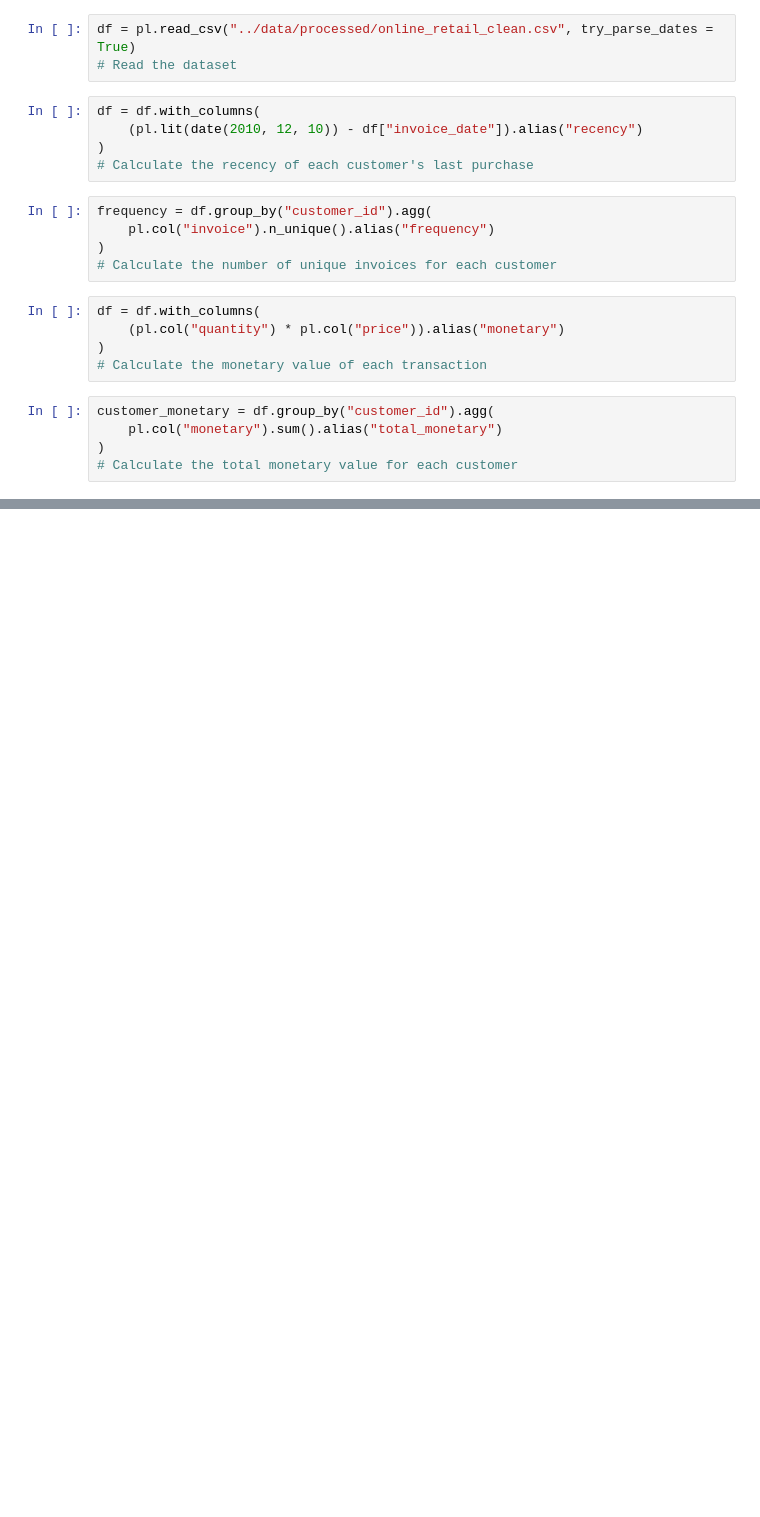
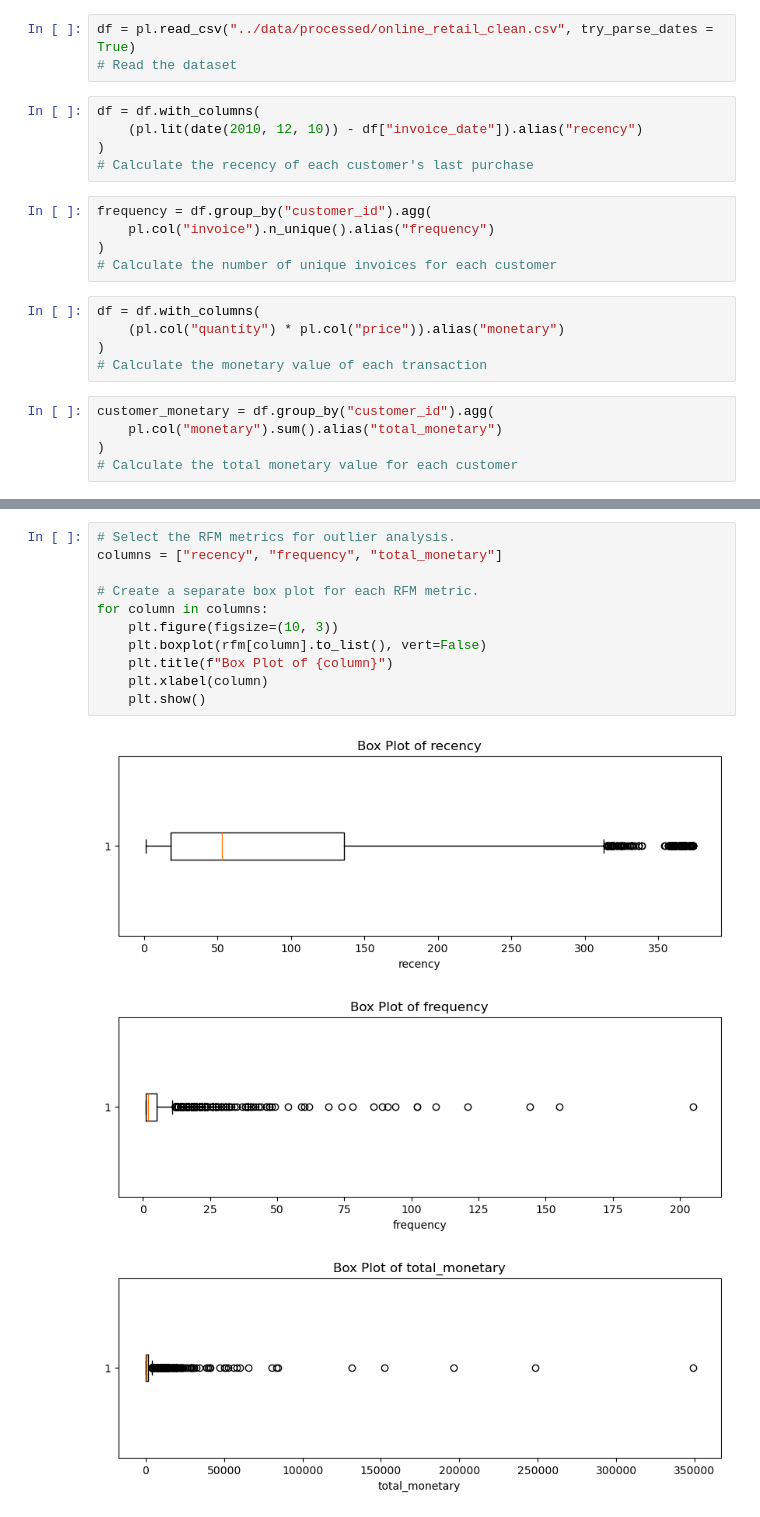
Before and after one commit to khanim-abdullayeva/Customer-Segmentation-and-Recommendation-System, a Jupyter notebook: notebook/02_rfm_analysis.ipynb, the cells around one changed output, grey strips where cells are left out. Drawn from its saved outputs; the diff is of its cells as text; blank space fills up the shorter version.

```diff
--- a/notebook/02_rfm_analysis.ipynb
+++ b/notebook/02_rfm_analysis.ipynb
@@ -53,0 +79,15 @@ shape: (4_314, 4)
+# %%
+# Select the RFM metrics for outlier analysis.
+columns = ["recency", "frequency", "total_monetary"]
+
+# Create a separate box plot for each RFM metric.
+for column in columns:
+    plt.figure(figsize=(10, 3))
+    plt.boxplot(rfm[column].to_list(), vert=False)
+    plt.title(f"Box Plot of {column}")
+    plt.xlabel(column)
+    plt.show()
+# %% [output]
+[figure, added]
+[figure, added]
+[figure, added]
```
Also changed, not shown: parts of 5 cells of this notebook.
